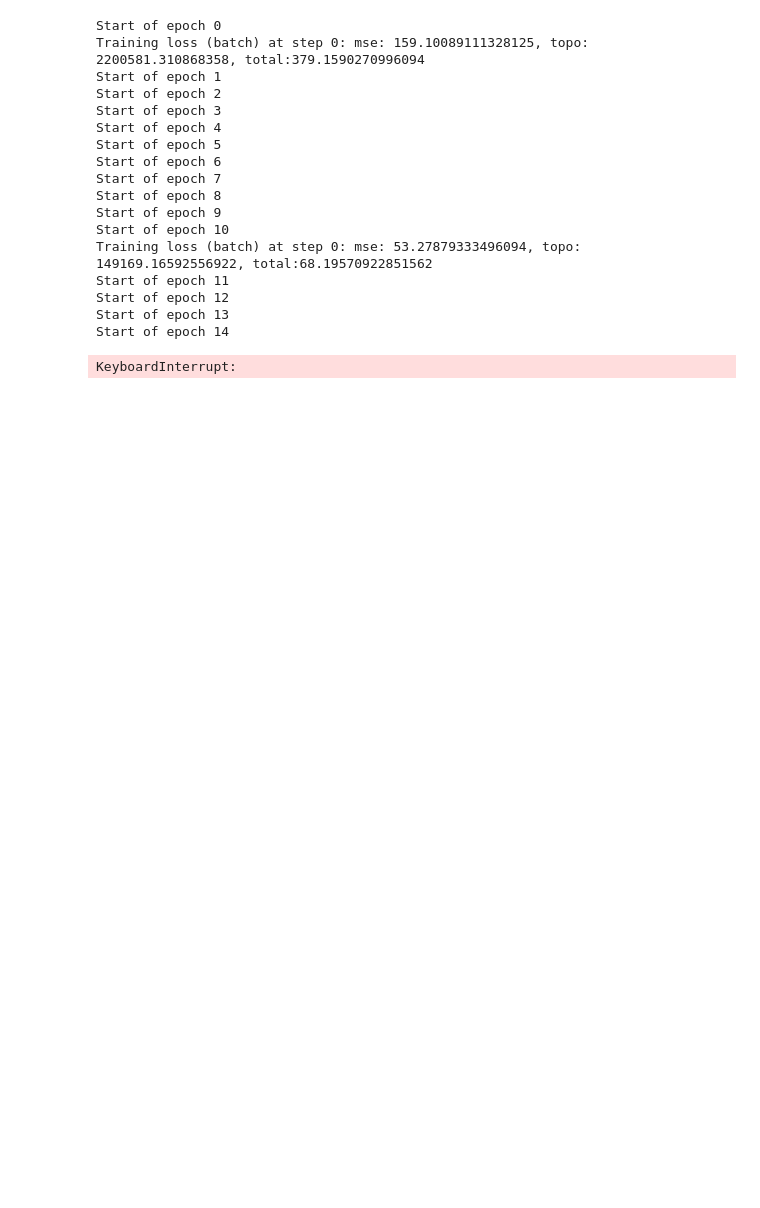
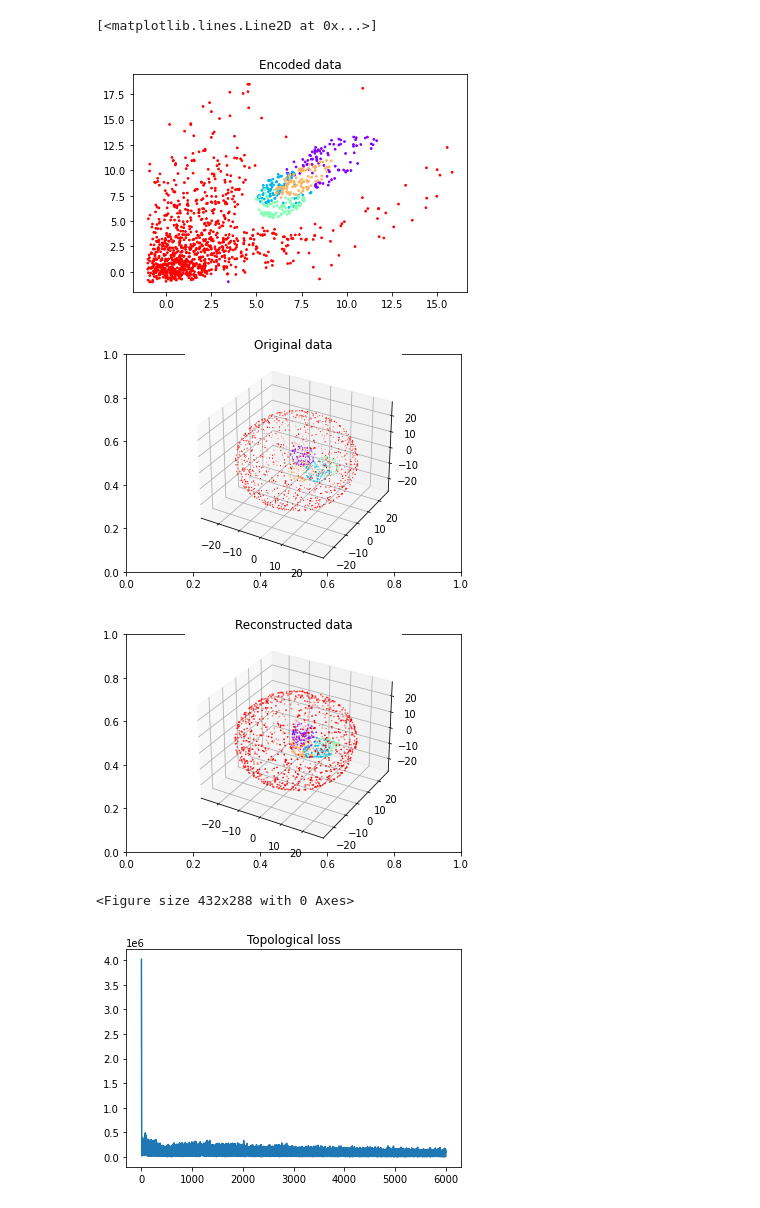
Before and after one commit to bragef/topolearn, a Jupyter notebook: examples/autoencoder.ipynb, the cells around one changed output. Cells and saved outputs as stored; diff of their text form; code cells hidden in the pictures; blank space fills up the shorter version.

```diff
--- a/examples/autoencoder.ipynb
+++ b/examples/autoencoder.ipynb
@@ -10,13 +10,13 @@ from tensorflow.keras.layers import Dense, Layer, Input
 from tensorflow.keras import losses, Input
 from tensorflow.keras import backend as K
 
-from spheres import  create_sphere_dataset
+from topolearn.util.spheres import  create_sphere_dataset
 
 from topolearn.util import make_shells
 from topolearn.simpcomplex import RipsComplex
 from topolearn.loss import  TopologicalLoss
 
-X, y = create_sphere_dataset(n_samples=60, d=2, n_spheres=5)
+X, y = create_sphere_dataset(n_samples=100, d=2, n_spheres=5)
 
 # Dimension of the original space
 input_dim = X.shape[1]
@@ -51,15 +51,15 @@ model = Model(inputs=input_seq, outputs=output_seq)
 
 # Training config
 # Training config
-epochs = 500
+epochs = 600
 batch_size = 150
-lambda_topo = 0.0001
+lambda_topo = 0.001
 learning_rate = 1e-3
 #
 optimizer = keras.optimizers.Adam(learning_rate=learning_rate)
 loss_mse = keras.losses.MeanSquaredError()
 topoloss = TopologicalLoss(
-    filtration=RipsComplex(max_dim=1, max_radius = 2, verbose=0),
+    filtration=RipsComplex(max_dim=1, max_radius = 1.5, verbose=0),
 )
 
 losses_mse = []
@@ -71,7 +71,8 @@ train_dataset = train_dataset.shuffle(buffer_size=1024).batch(batch_size)
 
 for epoch in range(epochs):
     if  epoch % 10 == 0:
-        print(f"Start of epoch {epoch}")
+        # print(f"Start of epoch {epoch}")
+        pass
     for step, (x_batch_train, y_batch_train) in enumerate(train_dataset):
         with tf.GradientTape() as tape:
             middle = encoder(x_batch_train, training=True)
@@ -87,10 +88,10 @@ for epoch in range(epochs):
         losses_mse.append(loss_accuracy)
         losses_topo.append(loss_topo)
 
-        if step % 200 == 0  and epoch % 10 == 0:
-            print(
-                f"Training loss (batch) at step {step}: mse: {loss_accuracy}, topo: {loss_topo}, total:{loss_value}"
-            )
+        #if step % 200 == 0:
+        #    print(
+        #        f"Training loss (batch) at step {step}: mse: {loss_accuracy}, topo: {loss_topo}, total:{loss_value}"
+        #    )
 
 
 encoded = encoder(X)
@@ -100,15 +101,15 @@ Xaut = model.predict(X)
 # Plot, plot, plot
 plt.figure()
 plt.title("Encoded data")
-plt.scatter(encoded[:, 0], encoded[:, 1], c=y, cmap="rainbow", s=0.5)
+plt.scatter(encoded[:, 0], encoded[:, 1], c=y, cmap="rainbow", s=3)
 
 plt.figure()
-plt.title("Reconstructed data")
+plt.title("Original data")
 ax = plt.axes(projection="3d")
 ax.scatter(X[:, 0], X[:, 1], X[:, 2], c=y, cmap="rainbow", linewidth=0.5, s=0.5)
 
 plt.figure()
-plt.title("Original data")
+plt.title("Reconstructed data")
 ax = plt.axes(projection="3d")
 ax.scatter(Xaut[:, 0], Xaut[:, 1], Xaut[:, 2], c=y, cmap="rainbow", s=0.5)
 plt.figure()
@@ -125,19 +126,7 @@ plt.plot(losses_mse)
 To enable them in other operations, rebuild TensorFlow with the appropriate compiler flags.
-Start of epoch 0
-Training loss (batch) at step 0: mse: 159.10089111328125, topo: 2200581.310868358, total:379.1590270996094
-Start of epoch 1
-Start of epoch 2
-Start of epoch 3
-Start of epoch 4
-Start of epoch 5
-Start of epoch 6
-Start of epoch 7
-Start of epoch 8
-Start of epoch 9
-Start of epoch 10
-Training loss (batch) at step 0: mse: 53.27879333496094, topo: 149169.16592556922, total:68.19570922851562
-Start of epoch 11
-Start of epoch 12
-Start of epoch 13
-Start of epoch 14
+[<matplotlib.lines.Line2D at 0x...>]
+[figure, added]
+[figure, added]
+[figure, added]
-KeyboardInterrupt:
+<Figure size 432x288 with 0 Axes>
+[figure, added]
```
Also changed, not shown: parts of 1 cell of this notebook, 1 other file.
